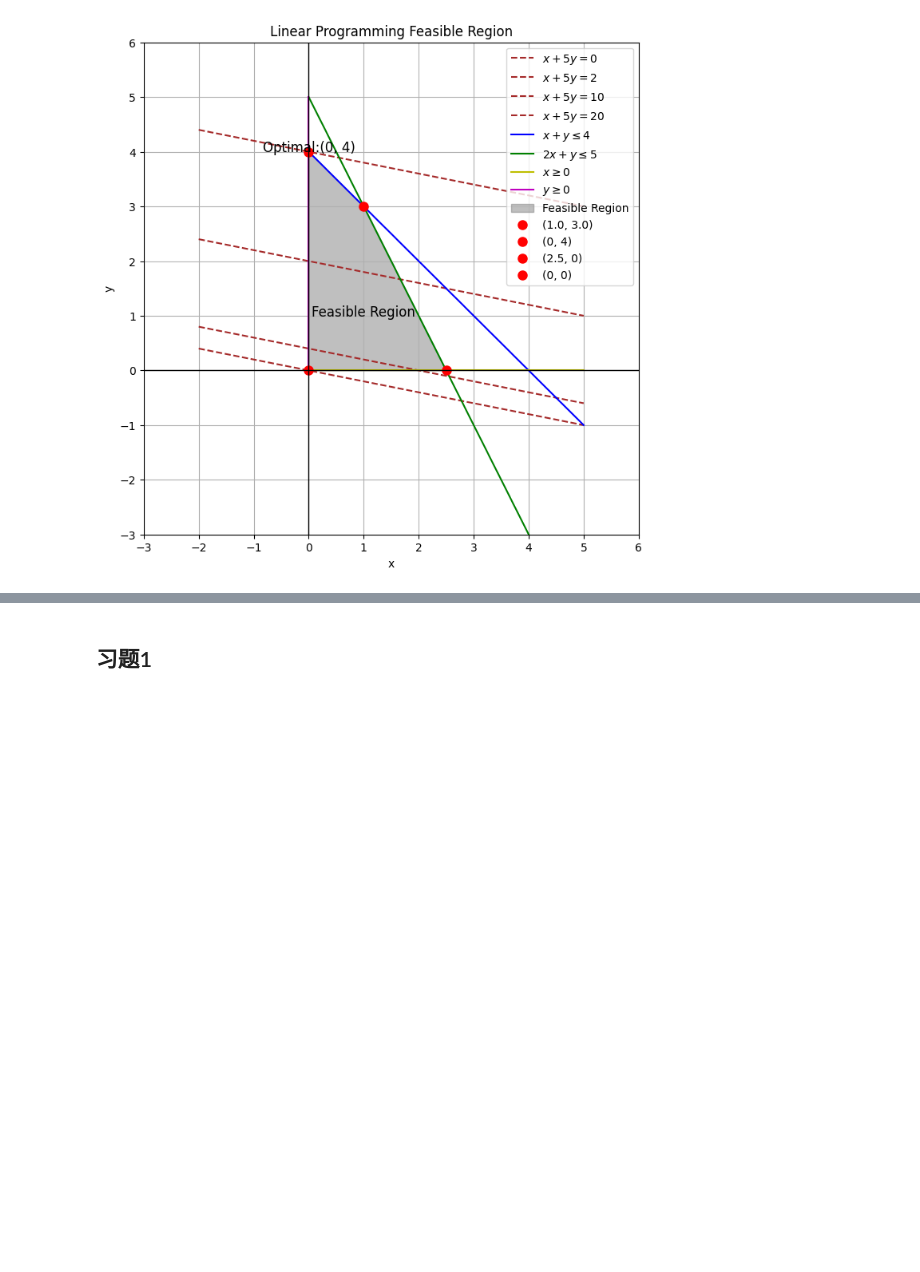
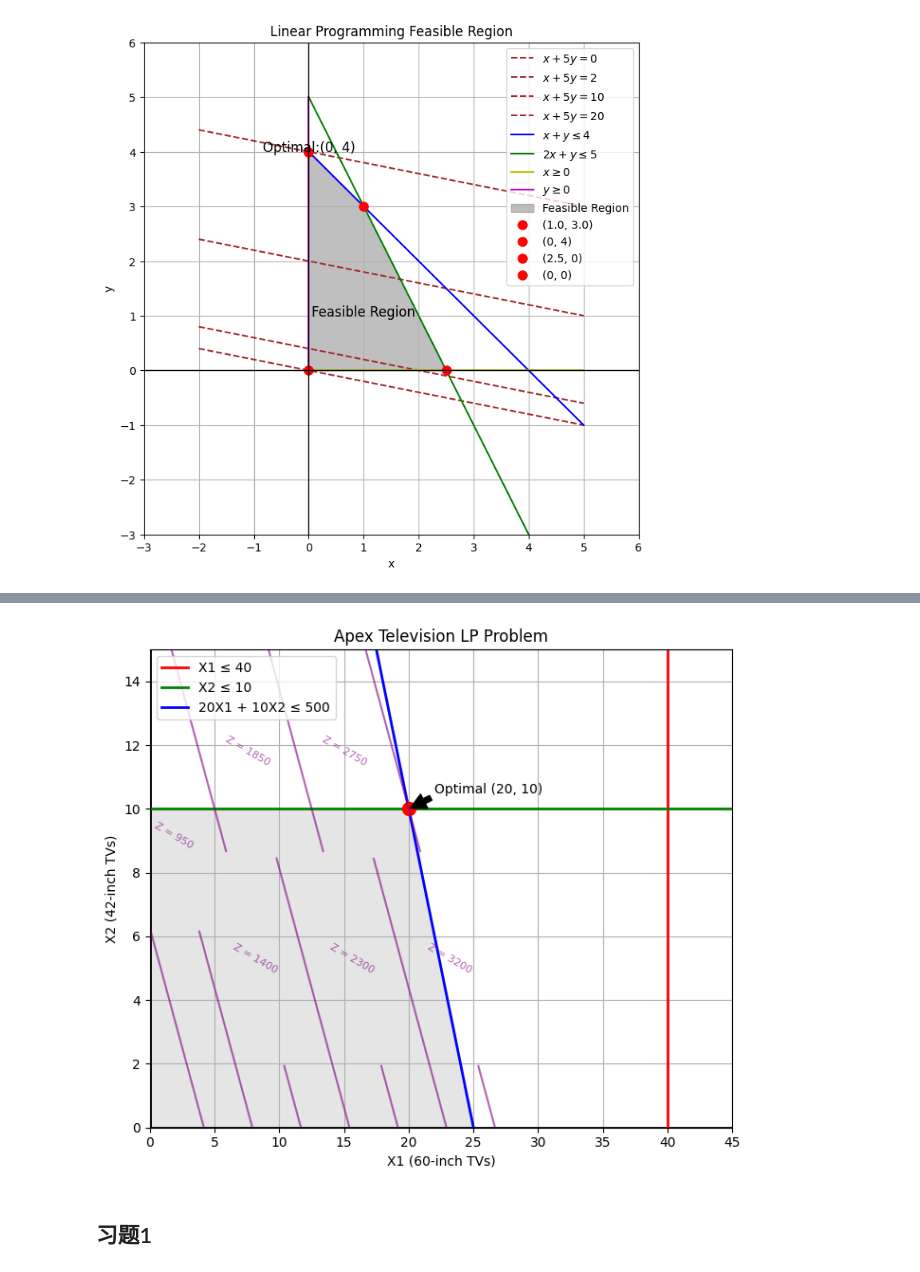
Before and after one commit to zhoujing204/data-modeling-course-student, a Jupyter notebook: 实验3-线性规划/实验3-线性规划 copy.ipynb, the cells around one changed output, grey strips where cells are left out. Saved outputs shown, nothing was run; the diff lists cells and outputs as text; code cells hidden in the pictures; blank space fills up the shorter version.

```diff
--- a/实验3-线性规划/实验3-线性规划 copy.ipynb
+++ b/实验3-线性规划/实验3-线性规划 copy.ipynb
@@ -424,3 +523,50 @@ plt.show()
+# %%
+import numpy as np
+import matplotlib.pyplot as plt
+
+# Create figure and axes
+fig, ax = plt.subplots(figsize=(7, 6))
+
+# Define the boundaries of the plot
+x1_range = np.linspace(0, 45, 100)
+x2_range = np.linspace(0, 15, 100)
+X1, X2 = np.meshgrid(x1_range, x2_range)
+
+# Plot the constraints
+ax.plot(x1_range, np.zeros_like(x1_range), 'k-', lw=2)  # X2 = 0
+ax.plot(np.zeros_like(x2_range), x2_range, 'k-', lw=2)  # X1 = 0
+ax.plot(np.ones_like(x2_range) * 40, x2_range, 'r-', lw=2, label='X1 ≤ 40')  # X1 = 40
+ax.plot(x1_range, np.ones_like(x1_range) * 10, 'g-', lw=2, label='X2 ≤ 10')  # X2 = 10
+ax.plot(x1_range, (500 - 20 * x1_range) / 10, 'b-', lw=2, label='20X1 + 10X2 ≤ 500')  # Work hours
+
+# Shade the feasible region
+x1_vertices = [0, 0, 20, 25]
+x2_vertices = [0, 10, 10, 0]
+ax.fill(x1_vertices, x2_vertices, alpha=0.2, color='gray')
+
+# Mark the optimal solution
+ax.plot(20, 10, 'ro', markersize=10)
+ax.annotate('Optimal (20, 10)', xy=(20, 10), xytext=(22, 10.5),
+            arrowprops=dict(facecolor='black', shrink=0.05))
+
+# Add objective function contour
+Z = 120 * X1 + 80 * X2
+contours = ax.contour(X1, X2, Z, levels=np.linspace(500, 3200, 7), alpha=0.6, colors='purple')
+plt.clabel(contours, inline=True, fontsize=8, fmt='Z = %.0f')
+
+# Set plot limits and labels
+ax.set_xlim(0, 45)
+ax.set_ylim(0, 15)
+ax.set_xlabel('X1 (60-inch TVs)')
+ax.set_ylabel('X2 (42-inch TVs)')
+ax.set_title('Apex Television LP Problem')
+ax.grid(True)
+ax.legend()
+
+plt.tight_layout()
+plt.show()
+# %% [output]
+[figure, added]
 # %% [markdown]
 ## 习题1
 # %% [markdown]
```
Also changed, not shown: parts of 1 cell of this notebook.
